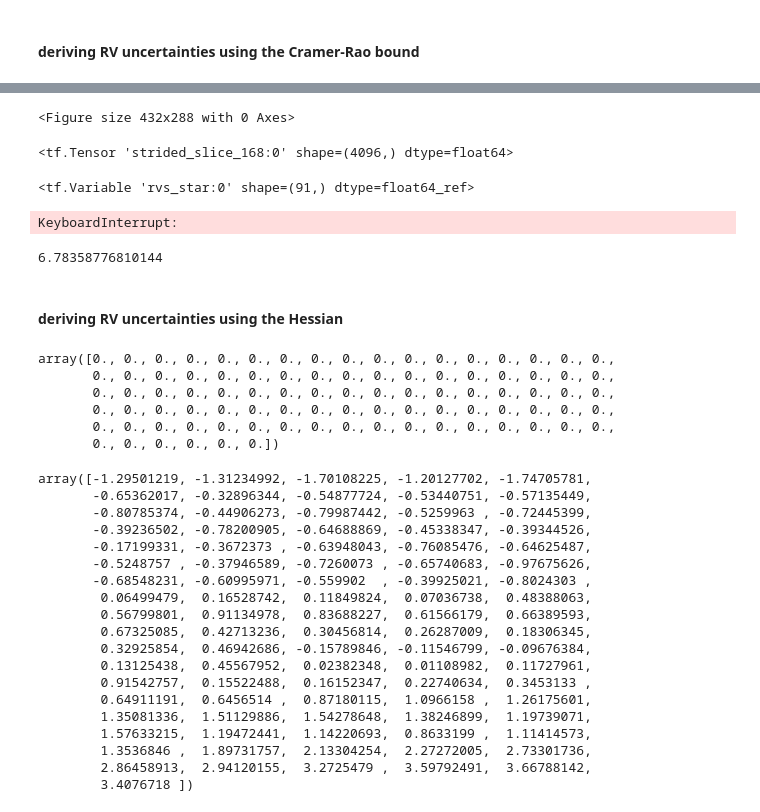
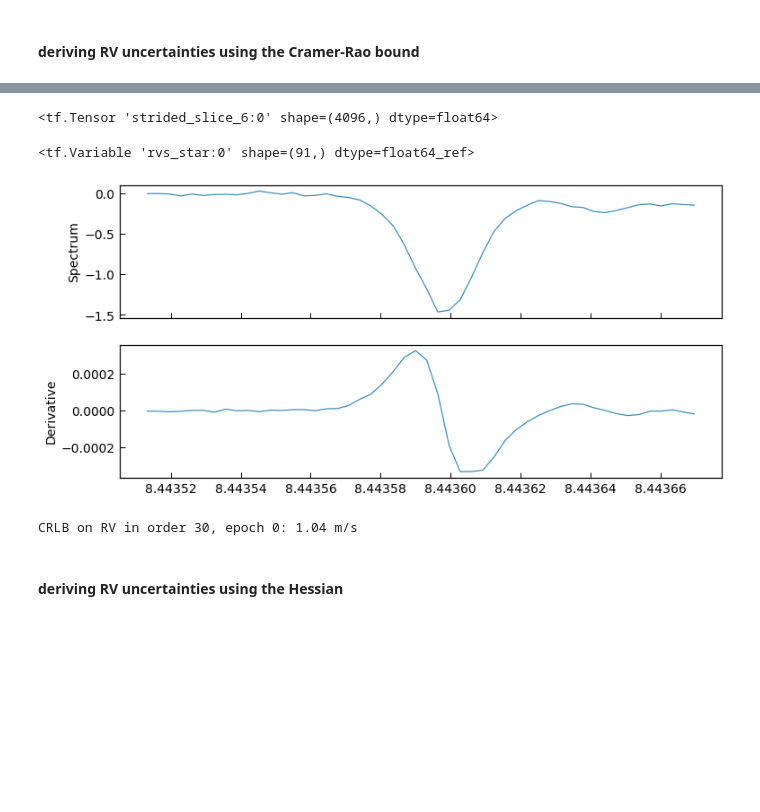
Before and after one commit to megbedell/wobble, a Jupyter notebook: notebooks/uncertainties.ipynb, the cells around one changed output, grey strips where cells are left out. Drawn from its saved outputs; the diff is of its cells as text; code cells hidden in the pictures; blank space fills up the shorter version.

```diff
--- a/notebooks/uncertainties.ipynb
+++ b/notebooks/uncertainties.ipynb
@@ -10,8 +10,8 @@ from tqdm import tqdm
 starname = '51peg'
 K_star = 0
 K_t = 3
-star_reg_file = 'wobble/regularization/{0}_star_K{1}.hdf5'.format(starname, K_star)
-tellurics_reg_file = 'wobble/regularization/{0}_t_K{1}.hdf5'.format(starname, K_t)
+star_reg_file = '../wobble/regularization/{0}_star_K{1}.hdf5'.format(starname, K_star)
+tellurics_reg_file = '../wobble/regularization/{0}_t_K{1}.hdf5'.format(starname, K_t)
 # %%
 data = wobble.Data(starname+'_e2ds.hdf5', filepath='../data/', orders=[30])
 # %%
@@ -28,31 +25,36 @@ Regularization parameter file wobble/regularization/51peg_t_K3.hdf5 not recogniz
 # %%
-wobble.optimize_order(model, niter=80, save_history=True,
-                      basename='../results/plots_{0}/history'.format(starname))
+wobble.optimize_order(model, niter=80, save_history=False, verbose=True)
-# %% [output]
-<Figure size 432x288 with 0 Axes>
 # %%
 n = 0 # epoch
 r = 0 # order idx
 # %%
 model.components[0].synth[n]
 # %% [output]
-<tf.Tensor 'strided_slice_168:0' shape=(4096,) dtype=float64>
+<tf.Tensor 'strided_slice_6:0' shape=(4096,) dtype=float64>
 # %%
 model.components[0].rvs
 # %% [output]
 <tf.Variable 'rvs_star:0' shape=(91,) dtype=float64_ref>
 # %%
 session = wobble.get_session()
-M = 2048 #len(data.xs[r][n])
+#M = len(data.xs[r][n])
+M = 50 # just for testing
 
 dsynth_dv = [session.run(tf.gradients(model.components[0].synth[n][m],
                                       model.components[0].rvs))[0][n] for m in tqdm(range(M))]
-# %% [output]
-KeyboardInterrupt:
+# %%
+fig,(ax1,ax2) = plt.subplots(2,1,sharex=True,figsize=(12,6))
+ax2.plot(data.xs[r][n][:M], dsynth_dv)
+ax2.set_ylabel('Derivative', fontsize=14)
+ax1.plot(data.xs[r][n][:M], data.ys[r][n][:M])
+ax1.set_ylabel('Spectrum', fontsize=14);
+#ax1.set_xlim([8.448,8.449])
+# %% [output]
+[figure, added]
 # %%
-crlb = np.sum(dsynth_dv * data.ivars[r][n][:M] * dsynth_dv)
-print(1./np.sqrt(crlb))
+crlb = np.sum(dsynth_dv * data.ivars[r][n][:M] * dsynth_dv) * 2048./M # HACK
+print("CRLB on RV in order {1}, epoch {2}: {0:.2f} m/s".format(1./np.sqrt(crlb), data.orders[r], n))
 # %% [output]
-6.78358776810144
+CRLB on RV in order 30, epoch 0: 1.04 m/s
 # %% [markdown]
 #### deriving RV uncertainties using the Hessian
@@ -66,31 +71,0 @@ hessian = (session.run(dnll_dv[n], feed_dict={model.components[0].rvs[n]:best_rv
-# %%
-hessian
-# %% [output]
-array([0., 0., 0., 0., 0., 0., 0., 0., 0., 0., 0., 0., 0., 0., 0., 0., 0.,
-       0., 0., 0., 0., 0., 0., 0., 0., 0., 0., 0., 0., 0., 0., 0., 0., 0.,
-       0., 0., 0., 0., 0., 0., 0., 0., 0., 0., 0., 0., 0., 0., 0., 0., 0.,
-       0., 0., 0., 0., 0., 0., 0., 0., 0., 0., 0., 0., 0., 0., 0., 0., 0.,
-       0., 0., 0., 0., 0., 0., 0., 0., 0., 0., 0., 0., 0., 0., 0., 0., 0.,
-       0., 0., 0., 0., 0., 0.])
-# %%
-current
-# %% [output]
-array([-1.29501219, -1.31234992, -1.70108225, -1.20127702, -1.74705781,
-       -0.65362017, -0.32896344, -0.54877724, -0.53440751, -0.57135449,
-       -0.80785374, -0.44906273, -0.79987442, -0.5259963 , -0.72445399,
-       -0.39236502, -0.78200905, -0.64688869, -0.45338347, -0.39344526,
-       -0.17199331, -0.3672373 , -0.63948043, -0.76085476, -0.64625487,
-       -0.5248757 , -0.37946589, -0.7260073 , -0.65740683, -0.97675626,
-       -0.68548231, -0.60995971, -0.559902  , -0.39925021, -0.8024303 ,
-        0.06499479,  0.16528742,  0.11849824,  0.07036738,  0.48388063,
-        0.56799801,  0.91134978,  0.83688227,  0.61566179,  0.66389593,
-        0.67325085,  0.42713236,  0.30456814,  0.26287009,  0.18306345,
-        0.32925854,  0.46942686, -0.15789846, -0.11546799, -0.09676384,
-        0.13125438,  0.45567952,  0.02382348,  0.01108982,  0.11727961,
-        0.91542757,  0.15522488,  0.16152347,  0.22740634,  0.3453133 ,
-        0.64911191,  0.6456514 ,  0.87180115,  1.0966158 ,  1.26175601,
-        1.35081336,  1.51129886,  1.54278648,  1.38246899,  1.19739071,
-        1.57633215,  1.19472441,  1.14220693,  0.8633199 ,  1.11414573,
-        1.3536846 ,  1.89731757,  2.13304254,  2.27272005,  2.73301736,
-        2.86458913,  2.94120155,  3.2725479 ,  3.59792491,  3.66788142,
-        3.4076718 ])
```
Also changed, not shown: parts of 8 cells of this notebook, 2 other files.
